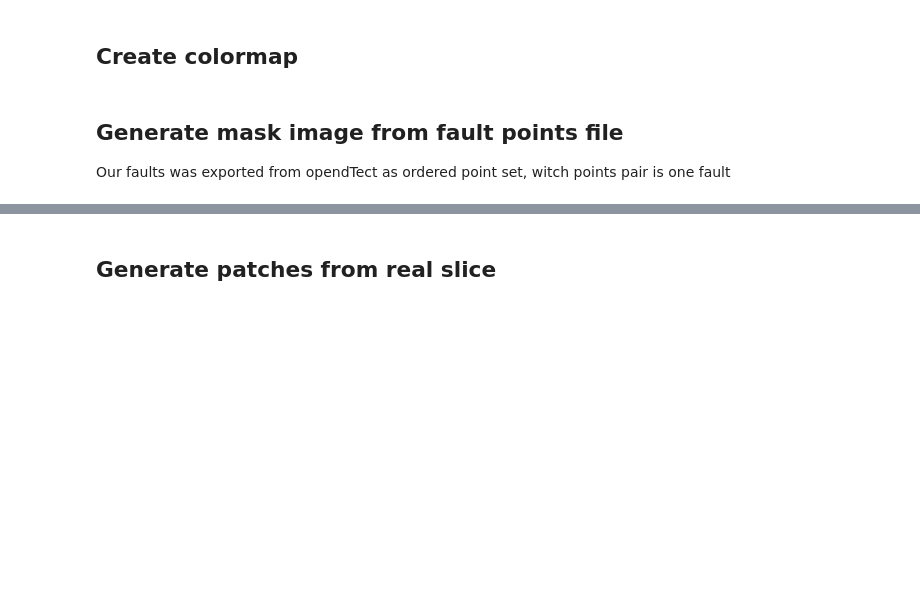
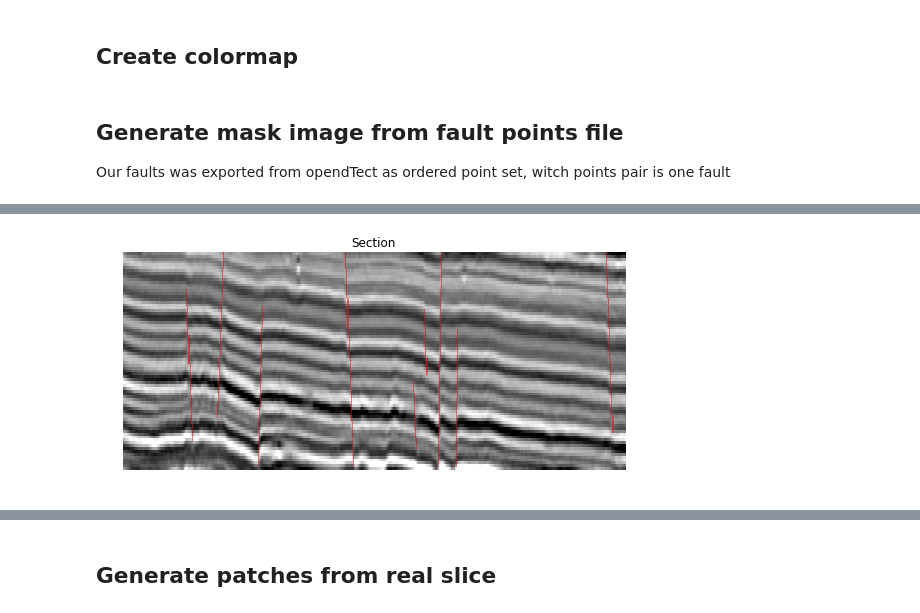
Before and after one commit to augustoicaro/SFD-CNN-TL, a Jupyter notebook: TrainAndSave.ipynb, the cells around one changed output, grey strips where cells are left out. Saved outputs shown, nothing was run; the diff lists cells and outputs as text; code cells hidden in the pictures; blank space fills up the shorter version.

```diff
--- a/TrainAndSave.ipynb
+++ b/TrainAndSave.ipynb
@@ -246,0 +264,31 @@ plt.imsave('mask_haibin_thin.png', haibin_mask, cmap="gray")
+# %%
+# Load mask for crossline 2700
+mask_file = 'data/gsb_crl_2700_mask.ascii'
+mask_data = np.genfromtxt(mask_file, delimiter='\t')
+lines_pair_points = []
+
+for i in range(0,mask_data.shape[0]):
+    lines_pair_points.append((mask_data[i,6]-min_inl)/step_inl)
+    lines_pair_points.append(int((mask_data[i,2]-min_z)/step_z))
+
+im = Image.new('L', (section.shape[1], section.shape[0]), 0)
+
+draw = ImageDraw.Draw(im)
+for i in range(0,len(lines_pair_points),4):
+    draw.line((lines_pair_points[i],lines_pair_points[i+1],lines_pair_points[i+2],lines_pair_points[i+3]), fill=1, width=1)
+del draw
+
+mask_img = np.array(im)
+mask_img = np.fliplr(mask_img)
+
+ # Visualize
+plt.figure(figsize=(9,4))
+plt.title('Section')
+plt.axis('off')
+plt.imshow(sections[0], cmap="gray", aspect='auto')
+plt.imshow(mask_img, cmap="faults", aspect='auto')
+plt.imsave('mask.png', mask_img, cmap="gray")
+
+mask_img_2700 = mask_img
+# %% [output]
+[figure, added]
```
Also changed, not shown: parts of 25 cells of this notebook, 13 other files.
